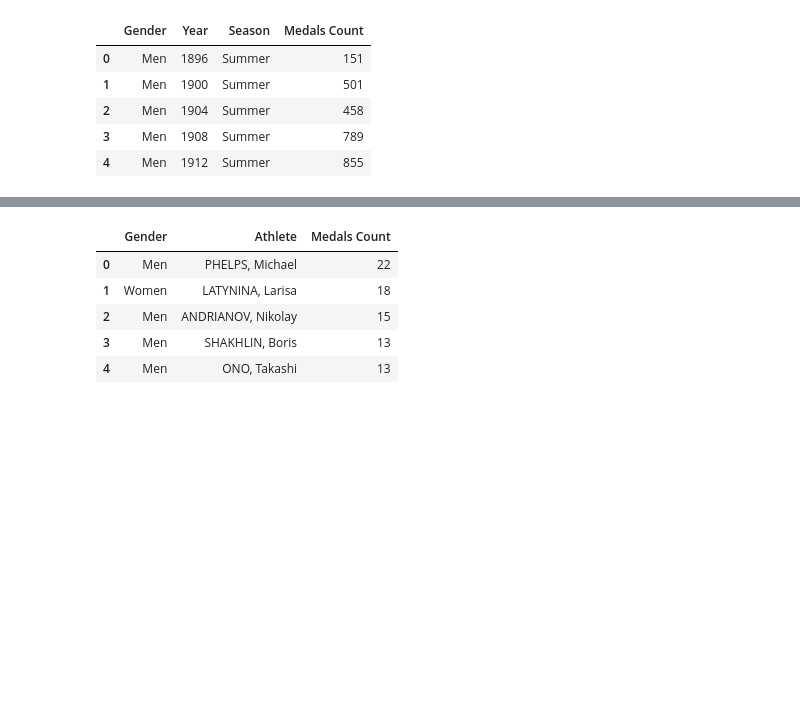
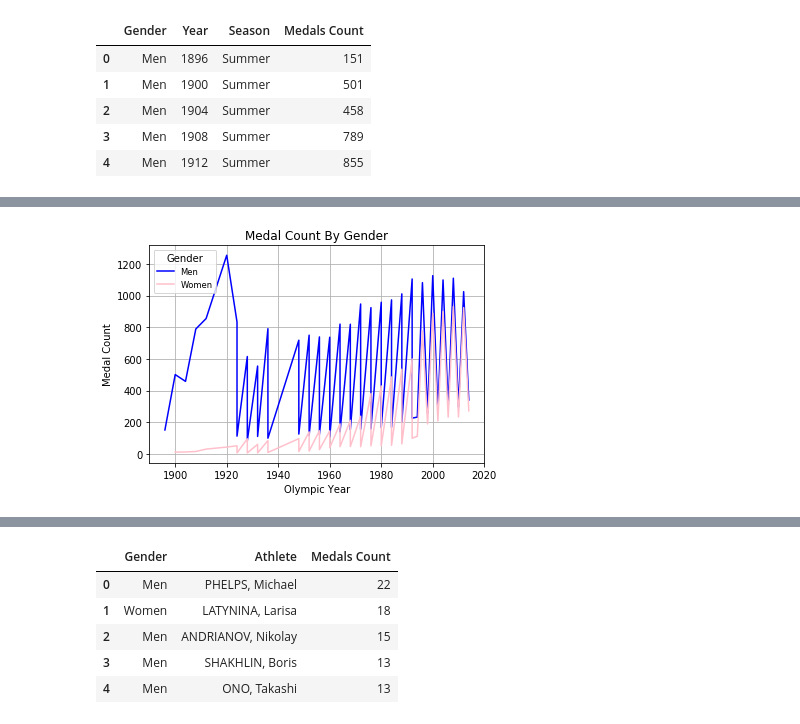
Before and after one commit to brittney-joyce/Olympic-Data-Analysis, a Jupyter notebook: Olympic_Medal_Analysis.ipynb, the cells around one changed output, grey strips where cells are left out. Cells and saved outputs as stored; diff of their text form; code cells hidden in the pictures; blank space fills up the shorter version.

```diff
--- a/Olympic_Medal_Analysis.ipynb
+++ b/Olympic_Medal_Analysis.ipynb
@@ -66,0 +109,19 @@ plt.show()
+# %%
+## Men vs Women Line Graph
+menplot= plt.plot(men['Year'], men['Medals Count'], c="blue",label="Men")
+womenplot= plt.plot(women['Year'], women['Medals Count'], c="pink", label = "Women")
+
+plt.title("Medal Count By Gender")
+plt.ylabel("Medal Count")
+plt.xlabel("Olympic Year")
+plt.xlim((1890,2020))
+plt.grid(True)
+
+plt.legend(fontsize="small", mode="Expanded",
+                  numpoints=1, scatterpoints=1,
+                  loc="upper left", title="Gender",
+                  labelspacing=0.5)
+
+plt.show()
+# %% [output]
+[figure, added]
```
Also changed, not shown: parts of 16 cells of this notebook, 2 other files.
